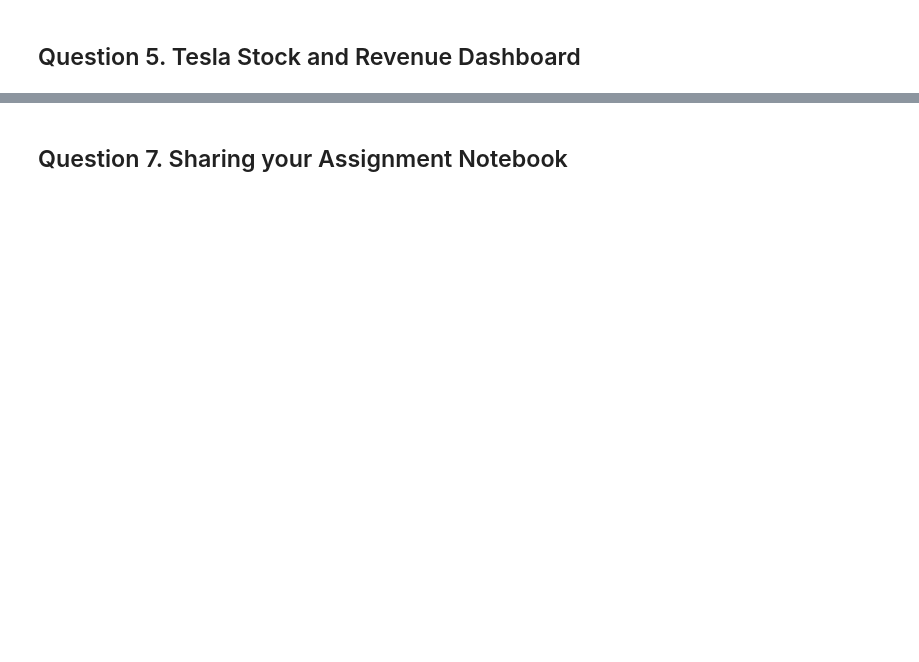
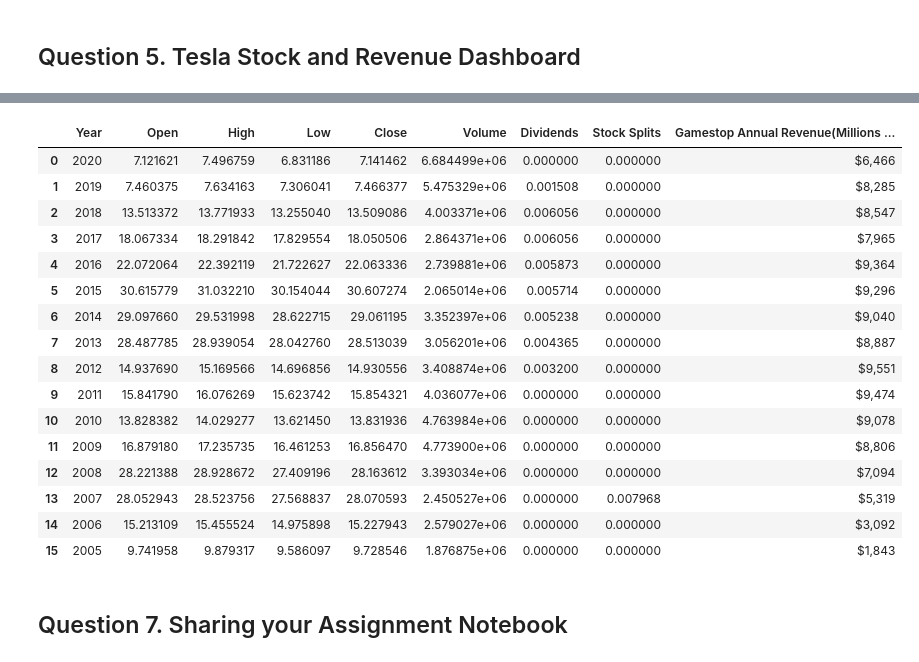
Before and after one commit to Younjung92/Capston-Project, a Jupyter notebook: Python_Project_for_Data_Science/Assignment.ipynb, the cells around one changed output, grey strips where cells are left out. Saved outputs shown, nothing was run; the diff lists cells and outputs as text; code cells hidden in the pictures; blank space fills up the shorter version.

```diff
--- a/Python_Project_for_Data_Science/Assignment.ipynb
+++ b/Python_Project_for_Data_Science/Assignment.ipynb
@@ -309,2 +483,24 @@ df_1.head()
+# %%
+Game_dash = Game_dash[['Year', 'Open', 'High', 'Low', 'Close', 'Volume', 'Dividends', 'Stock Splits', 'Gamestop Annual Revenue(Millions of US $)']]
+# %%
+Game_dash
+# %% [output]
+|  | Year | Open | High | Low | Close | Volume | Dividends | Stock Splits | Gamestop Annual Revenue(Millions ... |
+| 0 | 2020 | 7.121621 | 7.496759 | 6.831186 | 7.141462 | 6.684499e+06 | 0.000000 | 0.000000 | $6,466 |
+| 1 | 2019 | 7.460375 | 7.634163 | 7.306041 | 7.466377 | 5.475329e+06 | 0.001508 | 0.000000 | $8,285 |
+| 2 | 2018 | 13.513372 | 13.771933 | 13.255040 | 13.509086 | 4.003371e+06 | 0.006056 | 0.000000 | $8,547 |
+| 3 | 2017 | 18.067334 | 18.291842 | 17.829554 | 18.050506 | 2.864371e+06 | 0.006056 | 0.000000 | $7,965 |
+| 4 | 2016 | 22.072064 | 22.392119 | 21.722627 | 22.063336 | 2.739881e+06 | 0.005873 | 0.000000 | $9,364 |
+| 5 | 2015 | 30.615779 | 31.032210 | 30.154044 | 30.607274 | 2.065014e+06 | 0.005714 | 0.000000 | $9,296 |
+| 6 | 2014 | 29.097660 | 29.531998 | 28.622715 | 29.061195 | 3.352397e+06 | 0.005238 | 0.000000 | $9,040 |
+| 7 | 2013 | 28.487785 | 28.939054 | 28.042760 | 28.513039 | 3.056201e+06 | 0.004365 | 0.000000 | $8,887 |
+| 8 | 2012 | 14.937690 | 15.169566 | 14.696856 | 14.930556 | 3.408874e+06 | 0.003200 | 0.000000 | $9,551 |
+| 9 | 2011 | 15.841790 | 16.076269 | 15.623742 | 15.854321 | 4.036077e+06 | 0.000000 | 0.000000 | $9,474 |
+| 10 | 2010 | 13.828382 | 14.029277 | 13.621450 | 13.831936 | 4.763984e+06 | 0.000000 | 0.000000 | $9,078 |
+| 11 | 2009 | 16.879180 | 17.235735 | 16.461253 | 16.856470 | 4.773900e+06 | 0.000000 | 0.000000 | $8,806 |
+| 12 | 2008 | 28.221388 | 28.928672 | 27.409196 | 28.163612 | 3.393034e+06 | 0.000000 | 0.000000 | $7,094 |
+| 13 | 2007 | 28.052943 | 28.523756 | 27.568837 | 28.070593 | 2.450527e+06 | 0.000000 | 0.007968 | $5,319 |
+| 14 | 2006 | 15.213109 | 15.455524 | 14.975898 | 15.227943 | 2.579027e+06 | 0.000000 | 0.000000 | $3,092 |
+| 15 | 2005 | 9.741958 | 9.879317 | 9.586097 | 9.728546 | 1.876875e+06 | 0.000000 | 0.000000 | $1,843 |
 # %% [markdown]
 ## Question 7. Sharing your Assignment Notebook
```
Also changed, not shown: parts of 26 cells of this notebook.
